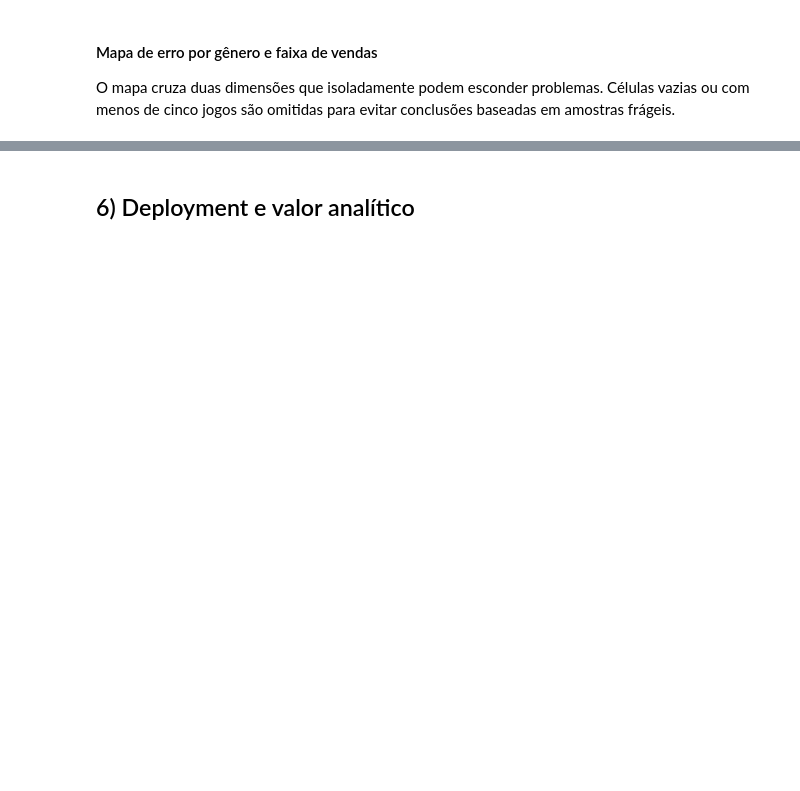
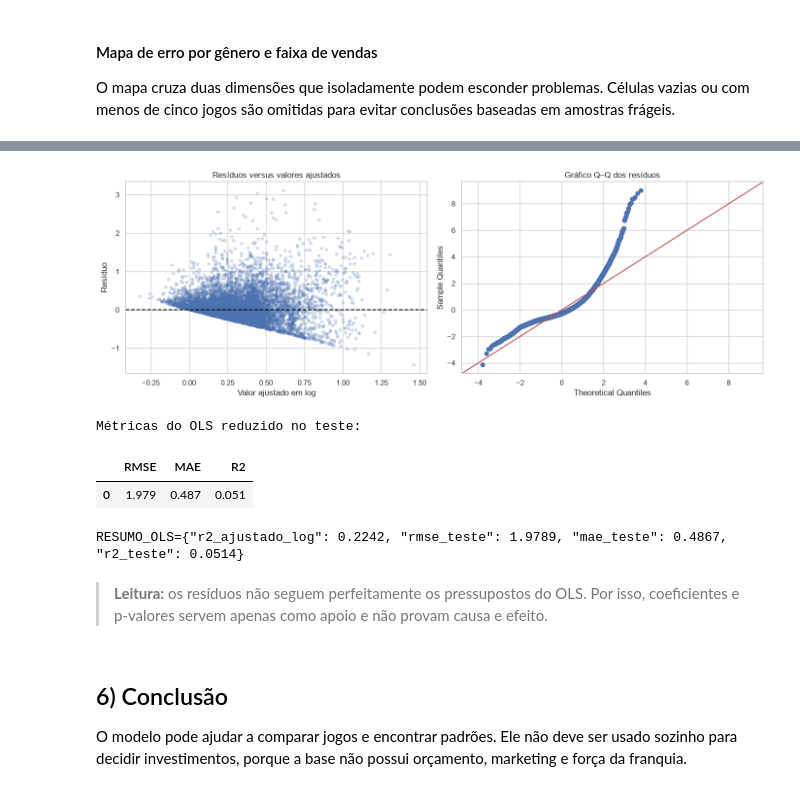
Before and after one commit to gabrielgvss/games-analytics, a Jupyter notebook: games_analytics.ipynb, the cells around one changed output, grey strips where cells are left out. Drawn from its saved outputs; the diff is of its cells as text; code cells hidden in the pictures; blank space fills up the shorter version.

```diff
--- a/games_analytics.ipynb
+++ b/games_analytics.ipynb
@@ -1114,5 +910,41 @@ else:
+# %%
+X_ols_teste = imputador_ols.transform(teste[COLUNAS_OLS])
+X_ols_teste = escalador_ols.transform(X_ols_teste)
+X_ols_teste = sm.add_constant(X_ols_teste)
+
+previsao_ols = np.clip(np.expm1(modelo_ols.predict(X_ols_teste)), 0, None)
+metricas_ols = calcular_metricas(y_teste, previsao_ols)
+
+fig, eixos = plt.subplots(1, 2, figsize=(14, 5))
+eixos[0].scatter(modelo_ols.fittedvalues, modelo_ols.resid, alpha=0.2, s=15)
+eixos[0].axhline(0, color="black", linestyle="--")
+eixos[0].set(title="Resíduos versus valores ajustados", xlabel="Valor ajustado em log", ylabel="Resíduo")
+sm.qqplot(modelo_ols.resid, line="45", fit=True, ax=eixos[1])
+eixos[1].set_title("Gráfico Q–Q dos resíduos")
+plt.tight_layout()
+plt.show()
+
+print("Métricas do OLS reduzido no teste:")
+display(pd.DataFrame([metricas_ols]).round(4))
+resumo_ols = {
+    "r2_ajustado_log": round(float(modelo_ols.rsquared_adj), 4),
+    "rmse_teste": round(float(metricas_ols["RMSE"]), 4),
+    "mae_teste": round(float(metricas_ols["MAE"]), 4),
+    "r2_teste": round(float(metricas_ols["R2"]), 4),
+}
+print("RESUMO_OLS=" + json.dumps(resumo_ols, ensure_ascii=False))
+# %% [output]
+[figure, added]
+Métricas do OLS reduzido no teste:
+|  | RMSE | MAE | R2 |
+| 0 | 1.979 | 0.487 | 0.051 |
+RESUMO_OLS={"r2_ajustado_log": 0.2242, "rmse_teste": 1.9789, "mae_teste": 0.4867, "r2_teste": 0.0514}
+# %% [markdown]
+> **Leitura:** os resíduos não seguem perfeitamente os pressupostos do OLS. Por isso, coeficientes e p-valores servem apenas como apoio e não provam causa e efeito.
 # %% [markdown]
-## 6) Deployment e valor analítico
+## 6) Conclusão
+
+O modelo pode ajudar a comparar jogos e encontrar padrões. Ele não deve ser usado sozinho para decidir investimentos, porque a base não possui orçamento, marketing e força da franquia.
 # %%
 linha_cv = comparacao_modelos.set_index("modelo").loc[melhor_nome]
 linha_teste = metricas_teste.set_index("previsão").loc["limitada a zero"]
```
Also changed, not shown: parts of 47 cells of this notebook, 1 other file.
